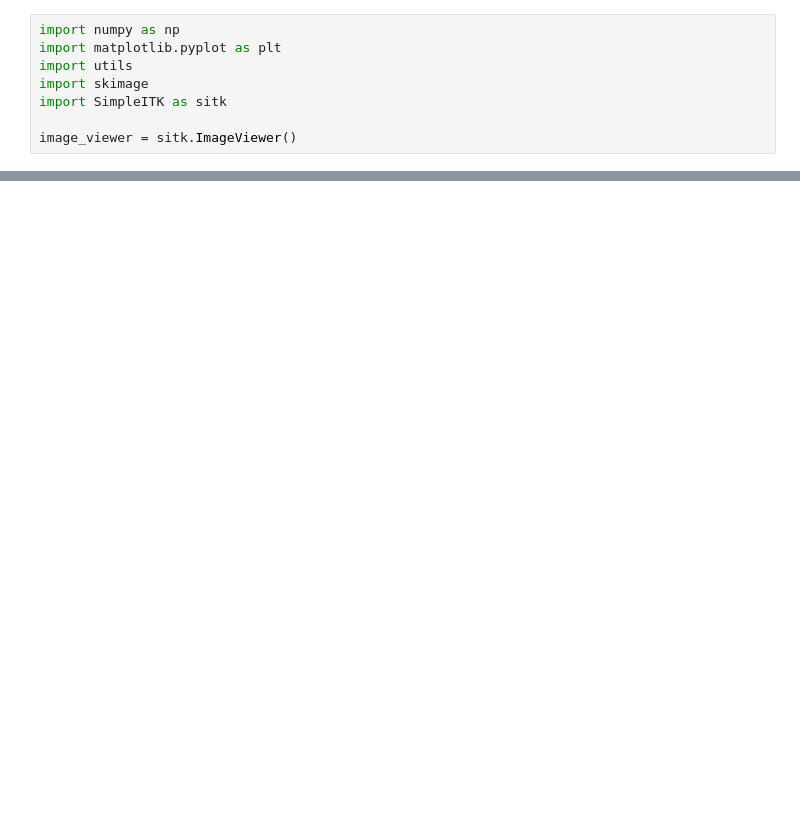
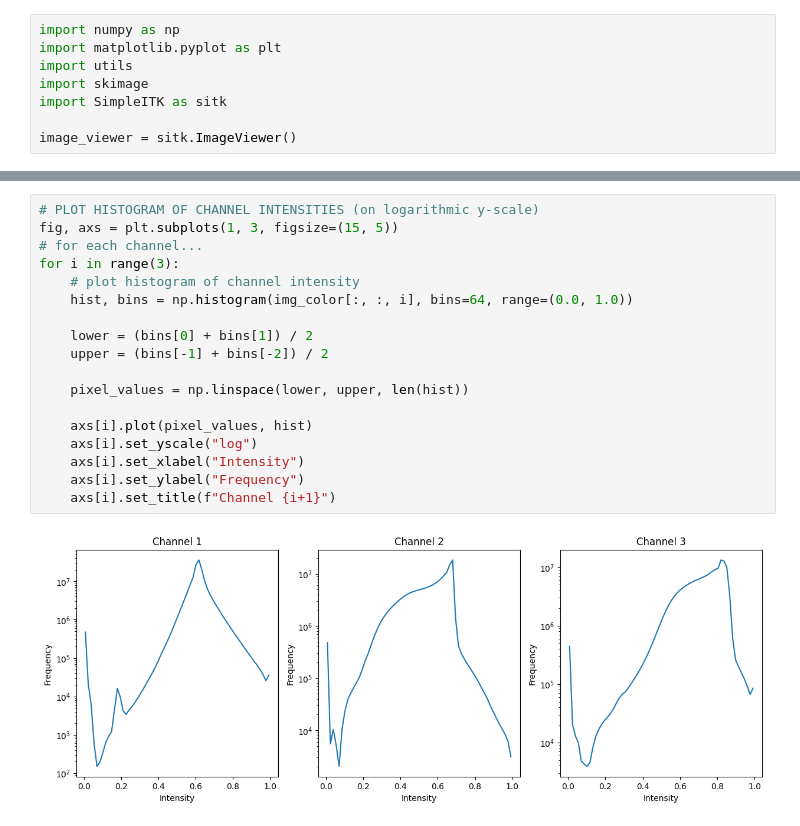
Before and after one commit to VoloVita/WPC_ImageProcessing, a Jupyter notebook: src/remove_background_w_utils.ipynb, the cells around one changed output, grey strips where cells are left out. Cells and saved outputs as stored; diff of their text form; blank space fills up the shorter version.

```diff
--- a/src/remove_background_w_utils.ipynb
+++ b/src/remove_background_w_utils.ipynb
@@ -77,0 +89,20 @@ utils.print_image(sitk.GetArrayViewFromImage(masked_color_image))
+# %%
+# PLOT HISTOGRAM OF CHANNEL INTENSITIES (on logarithmic y-scale)
+fig, axs = plt.subplots(1, 3, figsize=(15, 5))
+# for each channel...
+for i in range(3):
+    # plot histogram of channel intensity
+    hist, bins = np.histogram(img_color[:, :, i], bins=64, range=(0.0, 1.0))
+
+    lower = (bins[0] + bins[1]) / 2
+    upper = (bins[-1] + bins[-2]) / 2
+
+    pixel_values = np.linspace(lower, upper, len(hist))
+
+    axs[i].plot(pixel_values, hist)
+    axs[i].set_yscale("log")
+    axs[i].set_xlabel("Intensity")
+    axs[i].set_ylabel("Frequency")
+    axs[i].set_title(f"Channel {i+1}")
+# %% [output]
+[figure, added]
```
Also changed, not shown: parts of 8 cells of this notebook.
